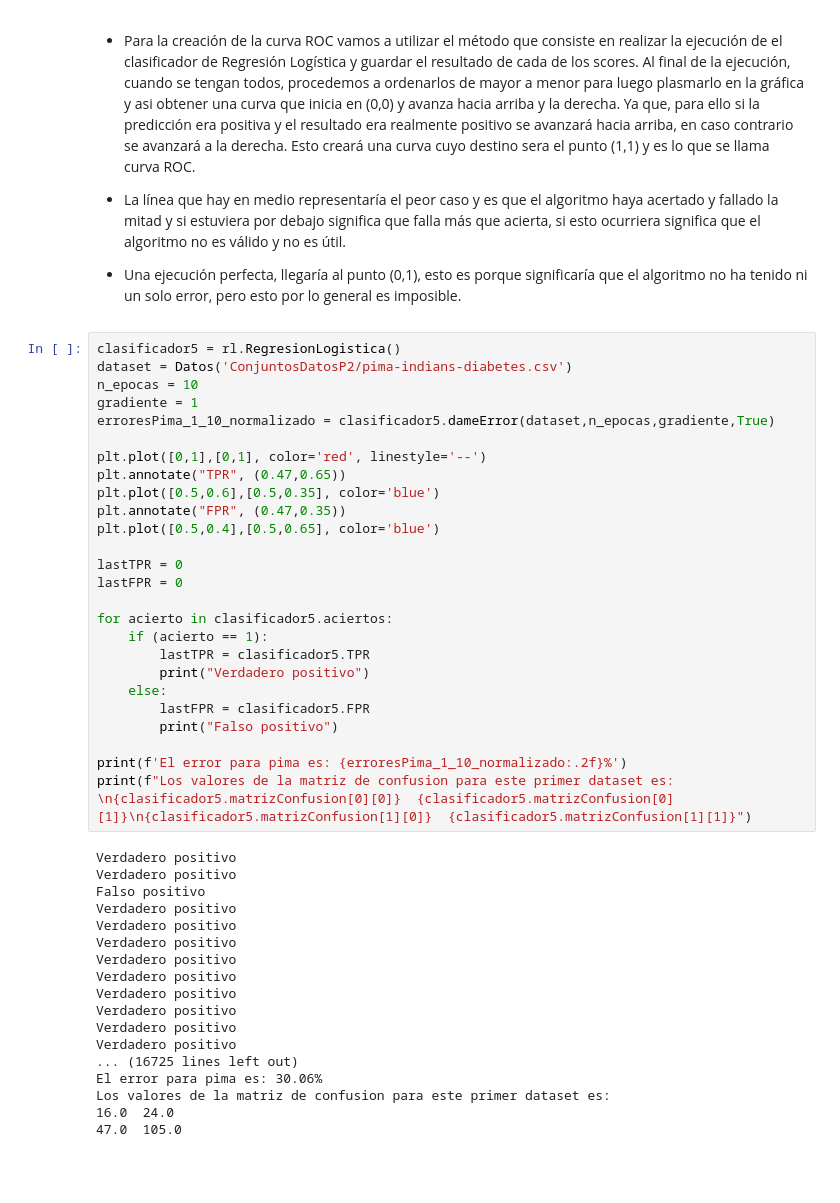
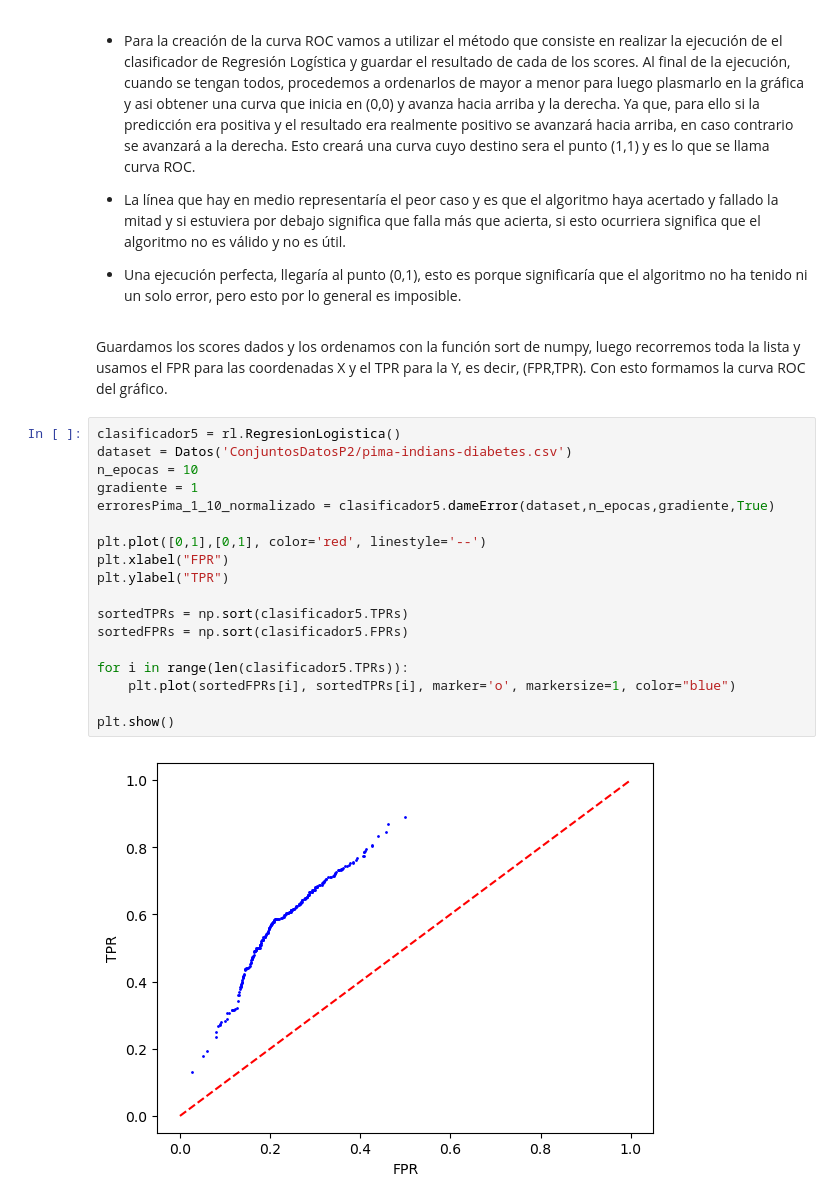
Before and after one commit to Monte-10/FAA-1461, a Jupyter notebook: Practica_3/Notebook.ipynb, the cells around one changed output. Cells and saved outputs as stored; diff of their text form; blank space fills up the shorter version.

Commit message:
Curva ROC

```diff
--- a/Practica_3/Notebook.ipynb
+++ b/Practica_3/Notebook.ipynb
@@ -562,47 +562,25 @@ Ahora tenemos la gráfica del espacio ROC de pima-indians-diabetes, como se pued
 - La línea que hay en medio representaría el peor caso y es que el algoritmo haya acertado y fallado la mitad y si estuviera por debajo significa que falla más que acierta, si esto ocurriera significa que el algoritmo no es válido y no es útil.
 
 - Una ejecución perfecta, llegaría al punto (0,1), esto es porque significaría que el algoritmo no ha tenido ni un solo error, pero esto por lo general es imposible.
-# %%
-clasificador5 = rl.RegresionLogistica()
-dataset = Datos('ConjuntosDatosP2/pima-indians-diabetes.csv')
-n_epocas = 10
-gradiente = 1
-erroresPima_1_10_normalizado = clasificador5.dameError(dataset,n_epocas,gradiente,True)
-
-plt.plot([0,1],[0,1], color='red', linestyle='--')
-plt.annotate("TPR", (0.47,0.65))
-plt.plot([0.5,0.6],[0.5,0.35], color='blue')
-plt.annotate("FPR", (0.47,0.35))
-plt.plot([0.5,0.4],[0.5,0.65], color='blue')
-
-lastTPR = 0
-lastFPR = 0
-
-for acierto in clasificador5.aciertos:
-    if (acierto == 1):
-        lastTPR = clasificador5.TPR
-        print("Verdadero positivo")
-    else:
-        lastFPR = clasificador5.FPR
-        print("Falso positivo")
-
-print(f'El error para pima es: {erroresPima_1_10_normalizado:.2f}%')
-print(f"Los valores de la matriz de confusion para este primer dataset es: \n{clasificador5.matrizConfusion[0][0]}  {clasificador5.matrizConfusion[0][1]}\n{clasificador5.matrizConfusion[1][0]}  {clasificador5.matrizConfusion[1][1]}")
-# %% [output]
-Verdadero positivo
-Verdadero positivo
-Falso positivo
-Verdadero positivo
-Verdadero positivo
-Verdadero positivo
-Verdadero positivo
-Verdadero positivo
-Verdadero positivo
-Verdadero positivo
-Verdadero positivo
-Verdadero positivo
-... (16725 lines left out)
-El error para pima es: 30.06%
-Los valores de la matriz de confusion para este primer dataset es:
-16.0  24.0
-47.0  105.0
+# %% [markdown]
+Guardamos los scores dados y los ordenamos con la función sort de numpy, luego recorremos toda la lista y usamos el FPR para las coordenadas X y el TPR para la Y, es decir, (FPR,TPR). Con esto formamos la curva ROC del gráfico.
+# %%
+clasificador5 = rl.RegresionLogistica()
+dataset = Datos('ConjuntosDatosP2/pima-indians-diabetes.csv')
+n_epocas = 10
+gradiente = 1
+erroresPima_1_10_normalizado = clasificador5.dameError(dataset,n_epocas,gradiente,True)
+
+plt.plot([0,1],[0,1], color='red', linestyle='--')
+plt.xlabel("FPR")
+plt.ylabel("TPR")
+
+sortedTPRs = np.sort(clasificador5.TPRs)
+sortedFPRs = np.sort(clasificador5.FPRs)
+
+for i in range(len(clasificador5.TPRs)):
+    plt.plot(sortedFPRs[i], sortedTPRs[i], marker='o', markersize=1, color="blue")
+
+plt.show()
+# %% [output]
+[figure, added]
```
Also changed, not shown: parts of 1 cell of this notebook, 1 other file.
